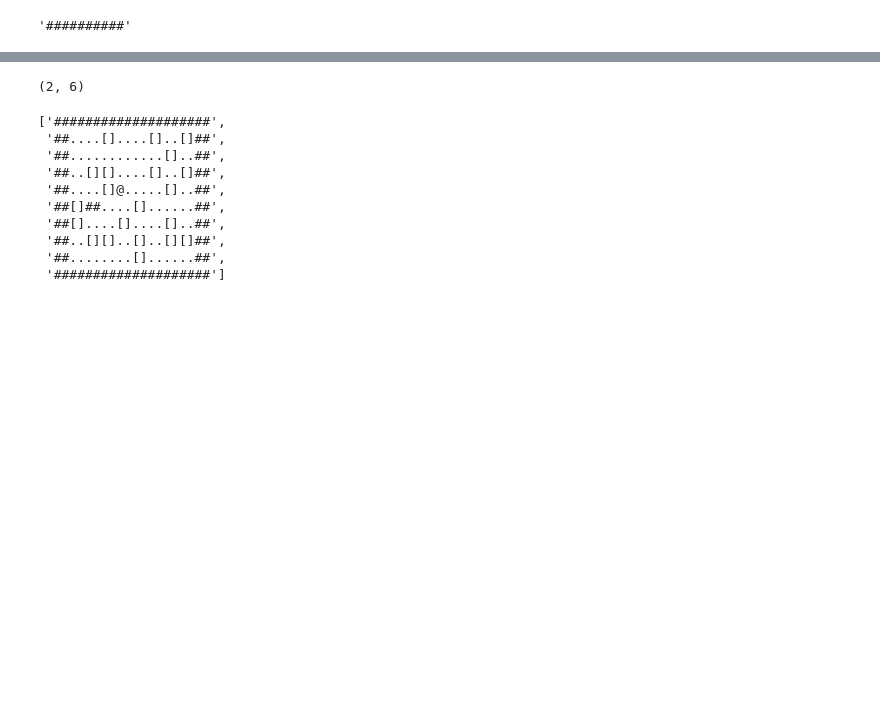
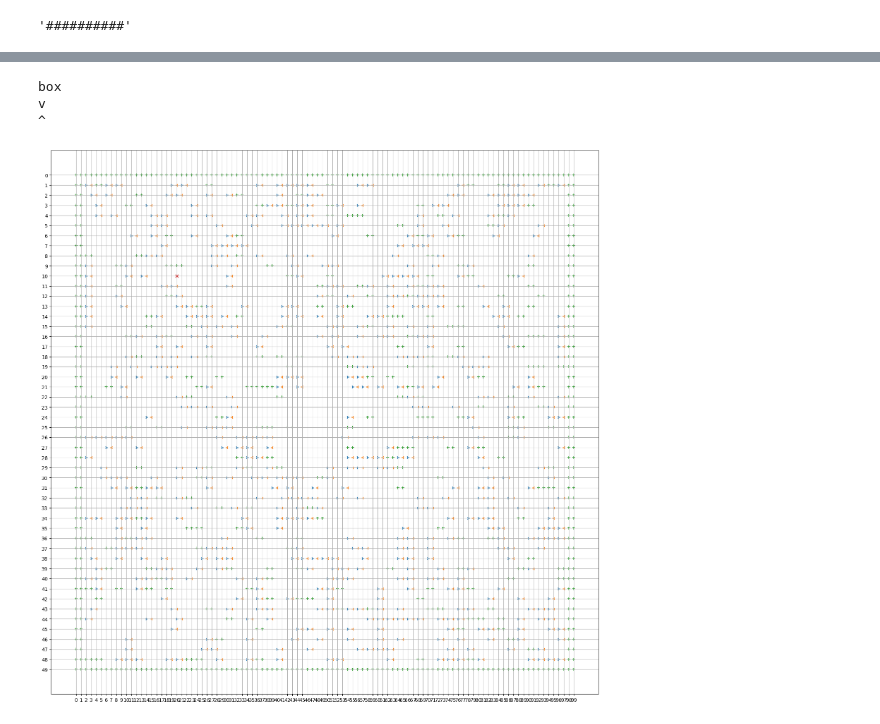
Before and after one commit to AYaroslavskiy91/advent-of-code-2024, a Jupyter notebook: notebooks/day15.ipynb, the cells around one changed output, grey strips where cells are left out. Cells and saved outputs as stored; diff of their text form; code cells hidden in the pictures; blank space fills up the shorter version.

```diff
--- a/notebooks/day15.ipynb
+++ b/notebooks/day15.ipynb
@@ -191,0 +132,10 @@ def move_box_p2(pos, direc):
+# %%
+def check_wall_verts_p2(pos, direc):
+    next_pos = move(pos, direc)
+    if pos in walls:
+        return True
+    if pos in boxes_l:
+        return (check_wall_verts_p2(next_pos, direc) or check_wall_verts_p2((next_pos[0], next_pos[1]+1), direc))
+    if pos in boxes_r:
+        return (check_wall_verts_p2(next_pos, direc) or check_wall_verts_p2((next_pos[0], next_pos[1]-1), direc))
+    return False
@@ -241,19 +220,0 @@ if not check_wall(next_pos):
-# %%
-actor
-# %% [output]
-(2, 6)
-# %%
-p2_start_pos
-# %% [output]
-['####################',
- '##....[]....[]..[]##',
- '##............[]..##',
- '##..[][]....[]..[]##',
- '##....[]@.....[]..##',
- '##[]##....[]......##',
- '##[]....[]....[]..##',
- '##..[][]..[]..[][]##',
- '##........[]......##',
- '####################']
-# %%
-direc = 'v'
@@ -259,0 +223,37 @@ direc = 'v'
+# %%
+def plot_state():
+    fig, ax = plt.subplots(figsize=(20,20))
+    y_l, x_l = zip(*boxes_l)
+    y_r, x_r = zip(*boxes_r)
+    y_b, x_b = zip(*walls)
+    ax.scatter(x=x_l, y=y_l, marker='4')
+    ax.scatter(x=x_r, y=y_r, marker='3')
+    ax.scatter(x=x_b, y=y_b, marker='+')
+    ax.scatter(actor[1], actor[0], marker='x')
+    y_ticks = np.arange(len(p2_start_pos))
+    x_ticks = np.arange(len(p2_start_pos[0]))
+    ax.set_xticks(x_ticks)
+    ax.set_yticks(y_ticks)
+    ax.invert_yaxis()
+    ax.grid()
+    return ax
+# %%
+# direc = instructions[turn]
+next_pos = move(actor, direc)
+if not check_wall(next_pos):
+
+    if check_box_p2(next_pos):
+        print('box')
+        move_box_p2(next_pos, direc)
+
+    if not check_box_p2(next_pos):
+        actor = move_actor(actor, direc)
+turn += 1
+print(direc)
+plot_state()
+print(instructions[turn])
+# %% [output]
+box
+v
+^
+[figure, added]
```
Also changed, not shown: parts of 11 cells of this notebook, 2 other files.
